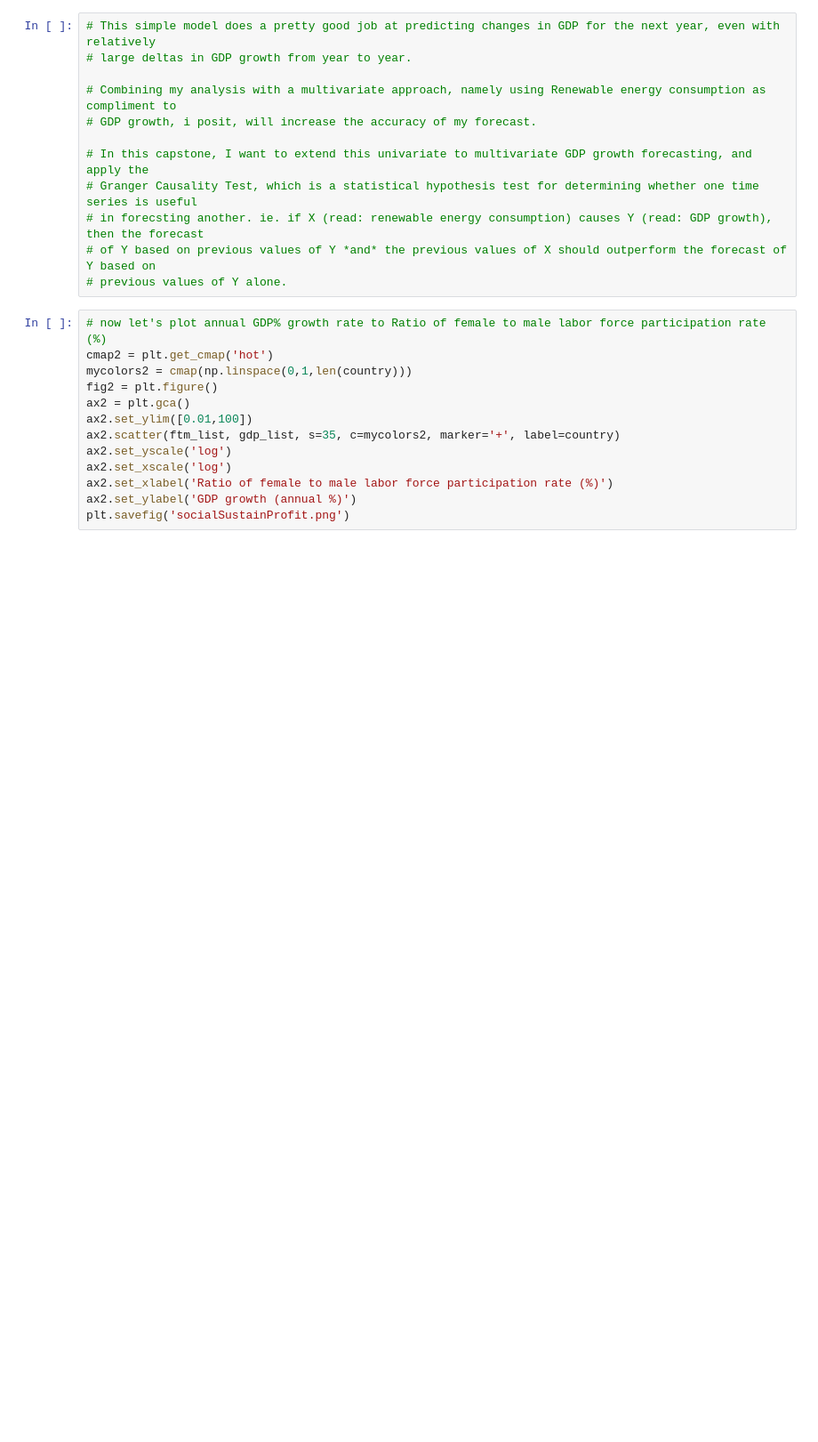
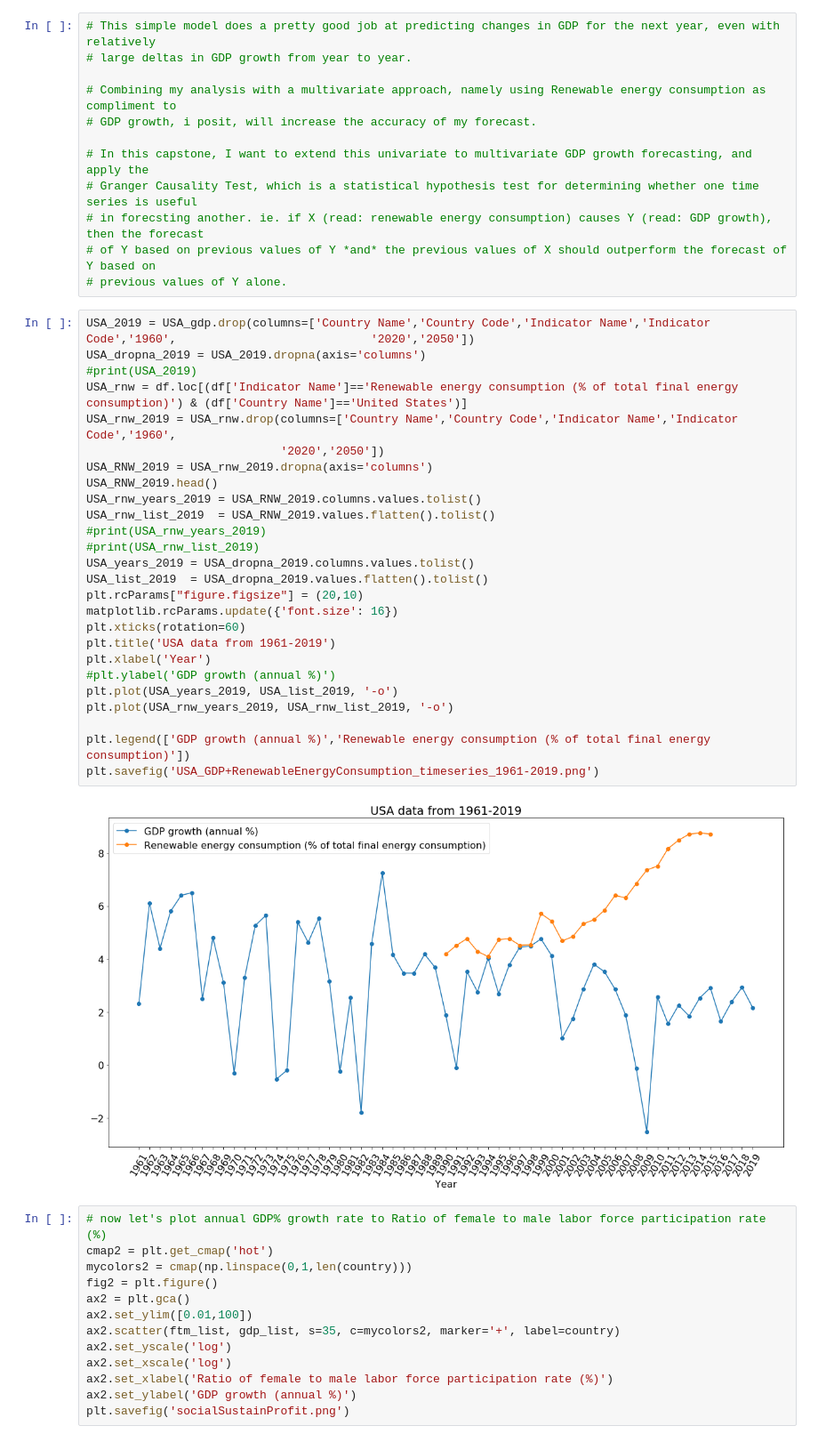
Before and after one commit to christinanelson/SustainabilityProfitCorrelation, a Jupyter notebook: SustainProfit.ipynb, the cells around one changed output. Shown: that part at 89% size. Saved outputs shown, nothing was run; the diff lists cells and outputs as text; blank space fills up the shorter version.

```diff
--- a/SustainProfit.ipynb
+++ b/SustainProfit.ipynb
@@ -636,6 +593,34 @@ plt.savefig('USA_GDP_2010-2019_real.png')
 # in forecsting another. ie. if X (read: renewable energy consumption) causes Y (read: GDP growth), then the forecast
 # of Y based on previous values of Y *and* the previous values of X should outperform the forecast of Y based on
 # previous values of Y alone.
+# %%
+USA_2019 = USA_gdp.drop(columns=['Country Name','Country Code','Indicator Name','Indicator Code','1960',                            '2020','2050'])
+USA_dropna_2019 = USA_2019.dropna(axis='columns')
+#print(USA_2019)
+USA_rnw = df.loc[(df['Indicator Name']=='Renewable energy consumption (% of total final energy consumption)') & (df['Country Name']=='United States')]
+USA_rnw_2019 = USA_rnw.drop(columns=['Country Name','Country Code','Indicator Name','Indicator Code','1960',
+                            '2020','2050'])
+USA_RNW_2019 = USA_rnw_2019.dropna(axis='columns')
+USA_RNW_2019.head()
+USA_rnw_years_2019 = USA_RNW_2019.columns.values.tolist()
+USA_rnw_list_2019  = USA_RNW_2019.values.flatten().tolist()
+#print(USA_rnw_years_2019)
+#print(USA_rnw_list_2019)
+USA_years_2019 = USA_dropna_2019.columns.values.tolist()
+USA_list_2019  = USA_dropna_2019.values.flatten().tolist()
+plt.rcParams["figure.figsize"] = (20,10)
+matplotlib.rcParams.update({'font.size': 16})
+plt.xticks(rotation=60)
+plt.title('USA data from 1961-2019')
+plt.xlabel('Year')
+#plt.ylabel('GDP growth (annual %)')
+plt.plot(USA_years_2019, USA_list_2019, '-o')
+plt.plot(USA_rnw_years_2019, USA_rnw_list_2019, '-o')
+
+plt.legend(['GDP growth (annual %)','Renewable energy consumption (% of total final energy consumption)'])
+plt.savefig('USA_GDP+RenewableEnergyConsumption_timeseries_1961-2019.png')
+# %% [output]
+[figure, added]
 # %%
 # now let's plot annual GDP% growth rate to Ratio of female to male labor force participation rate (%)
 cmap2 = plt.get_cmap('hot')
```
Also changed, not shown: parts of 17 cells of this notebook.
